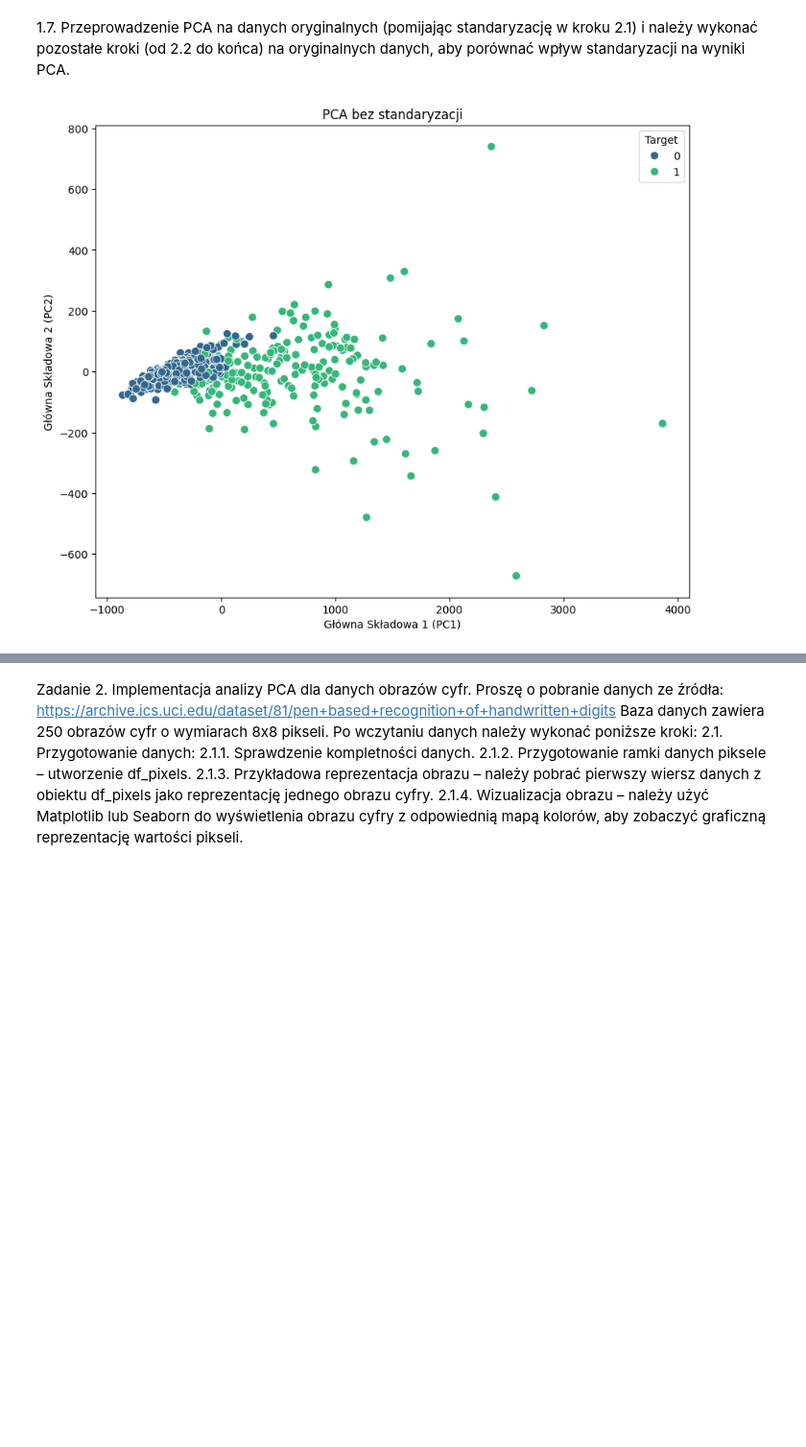
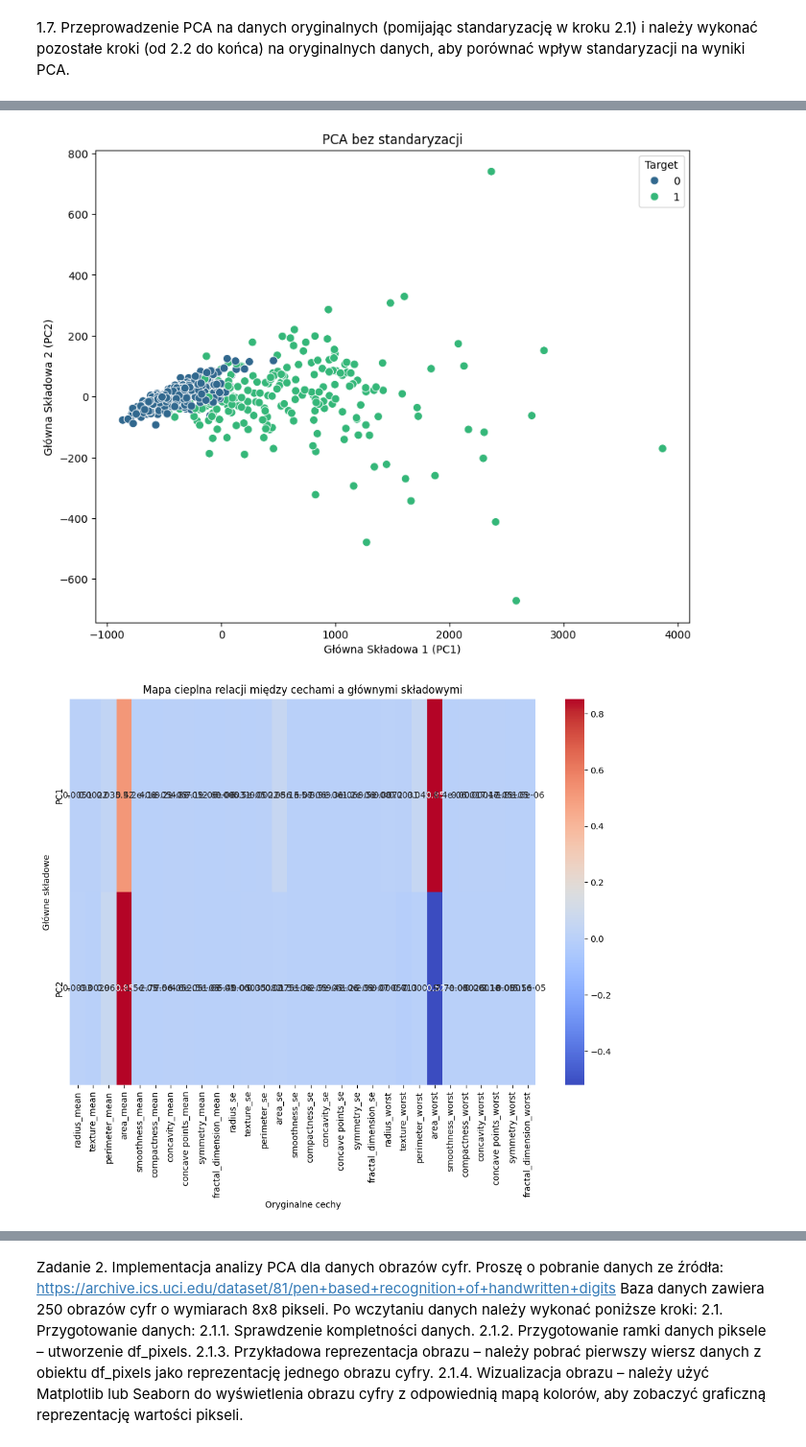
Before and after one commit to juliaduch/maszynowa_analiza_danych, a Jupyter notebook: Duch_Julia_LMAD_PSI_L5.ipynb, the cells around one changed output, grey strips where cells are left out. Shown at 96% size. Cells and saved outputs as stored; diff of their text form; code cells hidden in the pictures; blank space fills up the shorter version.

```diff
--- a/Duch_Julia_LMAD_PSI_L5.ipynb
+++ b/Duch_Julia_LMAD_PSI_L5.ipynb
@@ -138,20 +156,64 @@ plt.show()
 1.7. Przeprowadzenie PCA na danych oryginalnych (pomijając standaryzację w kroku 2.1)
 i należy wykonać pozostałe kroki (od 2.2 do końca) na oryginalnych danych, aby
 porównać wpływ standaryzacji na wyniki PCA.
-# %%
-# PCA na niestandaryzowanych danych
-pca_no_scaling = PCA(n_components=2)
-principal_components_no_scaling = pca_no_scaling.fit_transform(features)
-pca_df_no_scaling = pd.DataFrame(data=principal_components_no_scaling, columns=['PC1', 'PC2'])
-pca_df_no_scaling['target'] = df['target']
-
-# Wizualizacja
-plt.figure(figsize=(10, 8))
-sns.scatterplot(data=pca_df_no_scaling, x='PC1', y='PC2', hue='target', palette='viridis', s=60)
-plt.title("PCA bez standaryzacji")
-plt.xlabel("Główna Składowa 1 (PC1)")
-plt.ylabel("Główna Składowa 2 (PC2)")
-plt.legend(title="Target")
-plt.show()
-# %% [output]
-[figure, removed]
+# %%
+# PCA na niestandaryzowanych danych
+pca_no_scaling = PCA(n_components=2)
+principal_components_no_scaling = pca_no_scaling.fit_transform(features)
+
+pca_df_no_scaling = pd.DataFrame(data=principal_components_no_scaling, columns=['PC1', 'PC2'])
+pca_df_no_scaling['target'] = df['target']
+
+explained_variance_2 = pca_no_scaling.explained_variance_ratio_
+principal_components_2 = pca_no_scaling.components_
+
+explained_variance_2,principal_components_2
+
+print("Macierz składowych głównych (components_):\n", pca_no_scaling.components_)
+
+# 1.4 Wizualizacja
+plt.figure(figsize=(10, 8))
+sns.scatterplot(data=pca_df_no_scaling, x='PC1', y='PC2', hue='target', palette='viridis', s=60)
+plt.title("PCA bez standaryzacji")
+plt.xlabel("Główna Składowa 1 (PC1)")
+plt.ylabel("Główna Składowa 2 (PC2)")
+plt.legend(title="Target")
+plt.show()
+
+#mapa cieplna
+plt.figure(figsize=(12, 8))
+sns.heatmap(pca_no_scaling.components_, cmap='coolwarm', annot=True, xticklabels=features.columns, yticklabels=['PC1', 'PC2'])
+plt.title("Mapa cieplna relacji między cechami a głównymi składowymi")
+plt.xlabel("Oryginalne cechy")
+plt.ylabel("Główne składowe")
+plt.show()
+
+
+# analiza wariancji
+
+explained_variance_no_scaling = pca_no_scaling.explained_variance_ratio_
+print(f"Wariancja wyjaśniana przez PC1: {explained_variance_no_scaling[0]:.2%}")
+print(f"Wariancja wyjaśniana przez PC2: {explained_variance_no_scaling[1]:.2%}")
+
+total_variance_no_scaling = np.sum(explained_variance_no_scaling)
+print(f"Łączna wariancja wyjaśniana przez PC1 i PC2: {total_variance_no_scaling:.2%}")
+
+# PCA na pełnym zestawie cech
+pca_full_no_scaling = PCA().fit(features)
+cumulative_variance_no_scaling = np.cumsum(pca_full_no_scaling.explained_variance_ratio_)
+
+num_components_95_no_scaling = np.argmax(cumulative_variance_no_scaling >= 0.95) + 1
+num_components_99_no_scaling = np.argmax(cumulative_variance_no_scaling >= 0.99) + 1
+print(f"Liczba składowych dla 95% wariancji: {num_components_95_no_scaling}")
+print(f"Liczba składowych dla 99% wariancji: {num_components_99_no_scaling}")
+
+plt.figure(figsize=(10, 6))
+plt.plot(range(1, len(cumulative_variance_no_scaling) + 1), cumulative_variance_no_scaling, marker='o', linestyle='--', color='b')
+plt.xlabel("Liczba składowych")
+plt.ylabel("Kumulatywna wyjaśniona wariancja")
+plt.title("Zależność między liczbą składowych a wyjaśnianą wariancją")
+plt.axhline(y=0.95, color='r', linestyle='--', label="95% wariancji")
+plt.axhline(y=0.99, color='g', linestyle='--', label="99% wariancji")
+plt.legend()
+plt.show()
+# %% [output]
@@ -157,0 +237,2 @@ plt.show()
+[figure, added]
+[figure, added]
```
Also changed, not shown: parts of 3 cells of this notebook.
